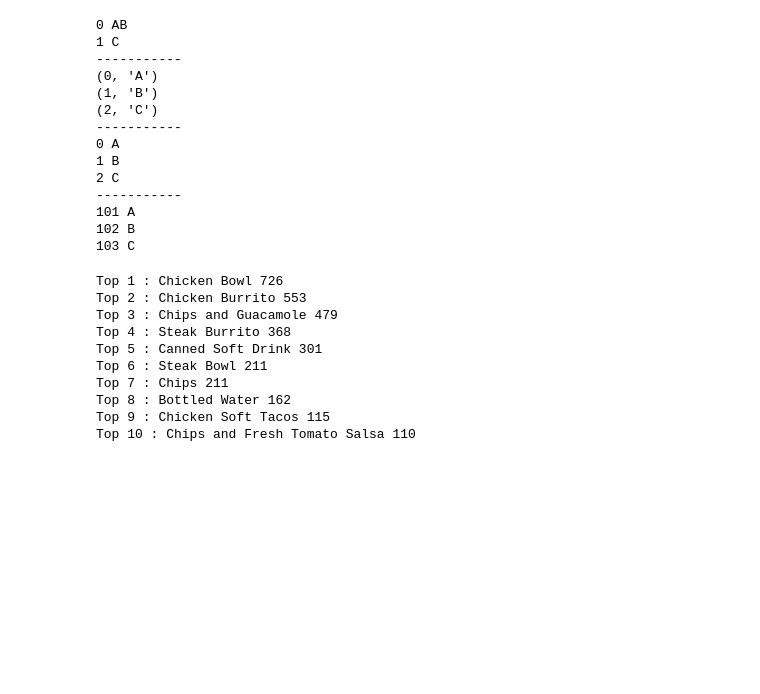
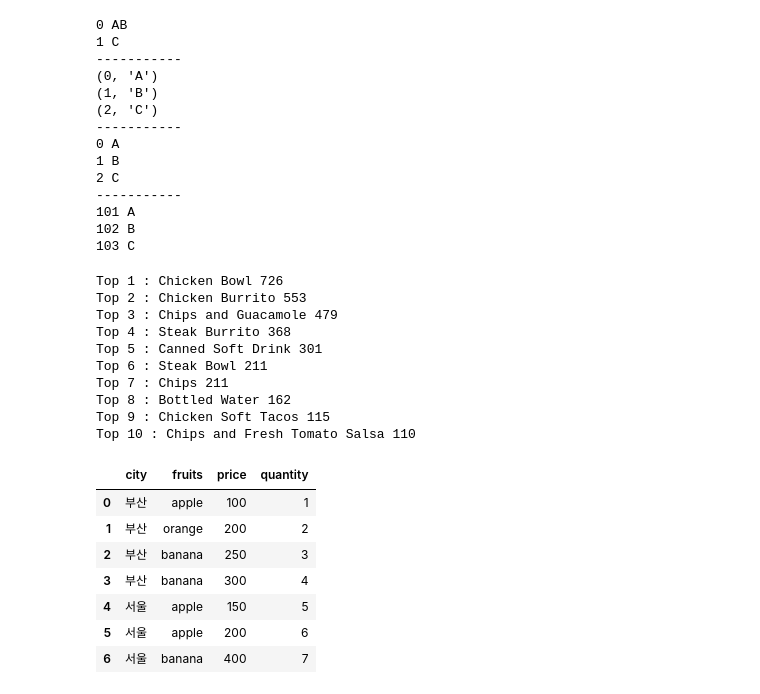
Before and after one commit to ldhml/Bigdata, a Jupyter notebook: bigdata.ipynb, the cells around one changed output. Saved outputs shown, nothing was run; the diff lists cells and outputs as text; code cells hidden in the pictures; blank space fills up the shorter version.

```diff
--- a/bigdata.ipynb
+++ b/bigdata.ipynb
@@ -989,3 +989,20 @@ Top 7 : Chips 211
 Top 8 : Bottled Water 162
 Top 9 : Chicken Soft Tacos 115
 Top 10 : Chips and Fresh Tomato Salsa 110
+# %%
+df=pd.DataFrame({
+    'city':['부산','부산','부산','부산','서울','서울','서울'],
+    'fruits':['apple','orange','banana','banana','apple','apple','banana'],
+    'price':[100,200,250,300,150,200,400],
+    'quantity':[1,2,3,4,5,6,7]
+})
+df
+# %% [output]
+|  | city | fruits | price | quantity |
+| 0 | 부산 | apple | 100 | 1 |
+| 1 | 부산 | orange | 200 | 2 |
+| 2 | 부산 | banana | 250 | 3 |
+| 3 | 부산 | banana | 300 | 4 |
+| 4 | 서울 | apple | 150 | 5 |
+| 5 | 서울 | apple | 200 | 6 |
+| 6 | 서울 | banana | 400 | 7 |
```
Also changed, not shown: parts of 3 cells of this notebook.
